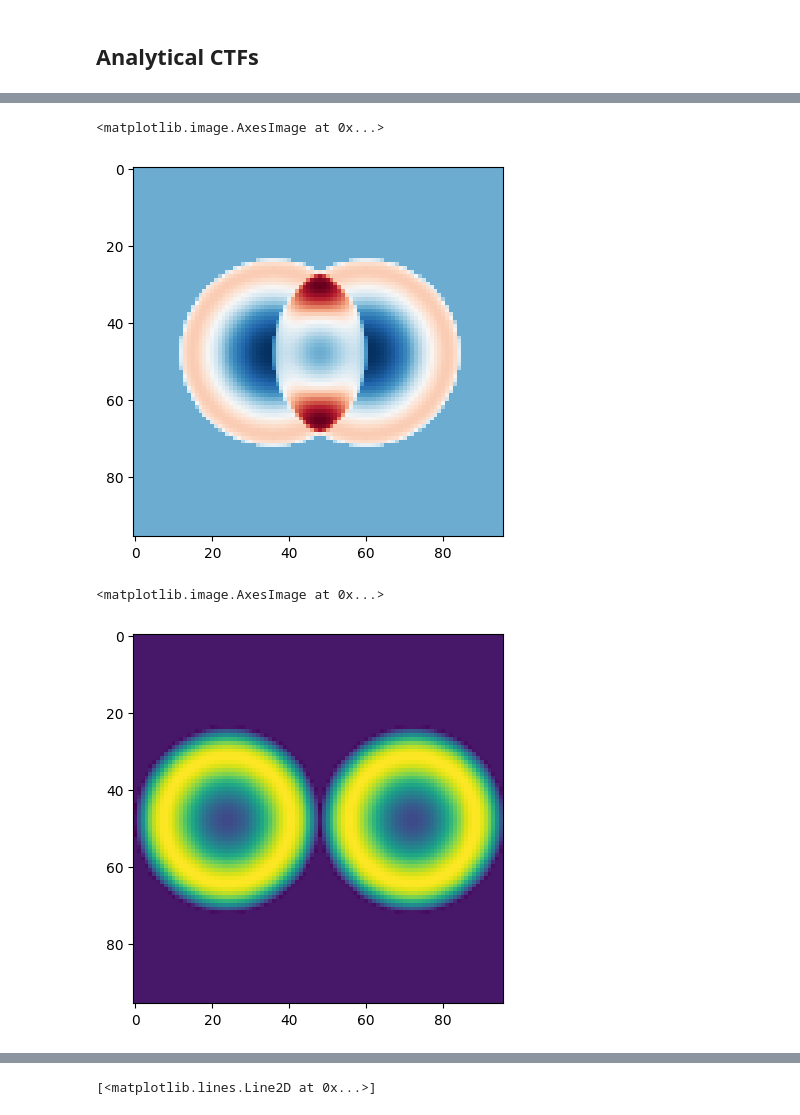
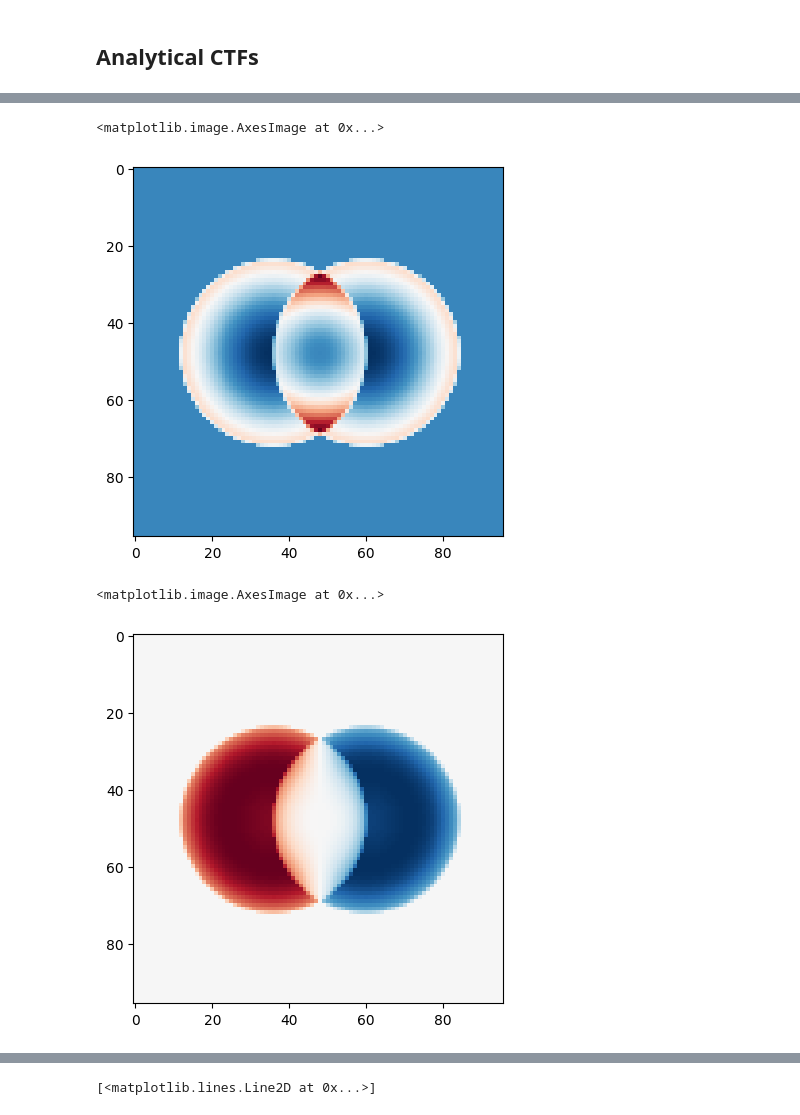
Before and after one commit to msa-em/stem-transfer-of-information, a Jupyter notebook: notebooks/icom-ssnr.ipynb, the cells around one changed output, grey strips where cells are left out. Drawn from its saved outputs; the diff is of its cells as text; code cells hidden in the pictures.

```diff
--- a/notebooks/icom-ssnr.ipynb
+++ b/notebooks/icom-ssnr.ipynb
@@ -28,7 +28,7 @@ reciprocal_sampling = 2 * q_max / n # inverse Angstroms
 scan_step_size = 1 # pixels
 sx = sy = n//scan_step_size
 phi0 = 1.0
-df = 48
+df = 24
 
 cmap = cmr.eclipse
 icom_line_color = 'cornflowerblue'
@@ -512,15 +509,16 @@ plt.imshow(
 )
 # %% [output]
 <matplotlib.image.AxesImage at 0x...>
-[figure, old version]
+[figure, new version]
 # %%
 plt.imshow(
     np.fft.fftshift(
-        np.imag(
-            large_gamma[:,:,0,24]
+        np.real(
+            large_gamma[:,:,0,12]
         )
-    )
+    ),
+    cmap='RdBu'
 )
 # %% [output]
 <matplotlib.image.AxesImage at 0x...>
-[figure, old version]
+[figure, new version]
```
Also changed, not shown: parts of 26 cells of this notebook, 5 other files.
